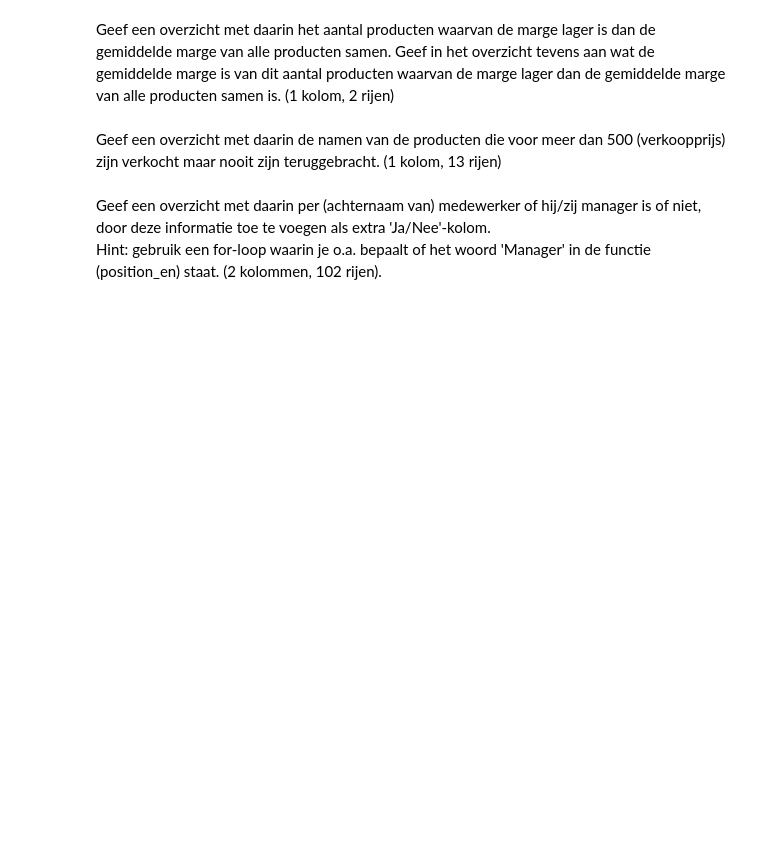
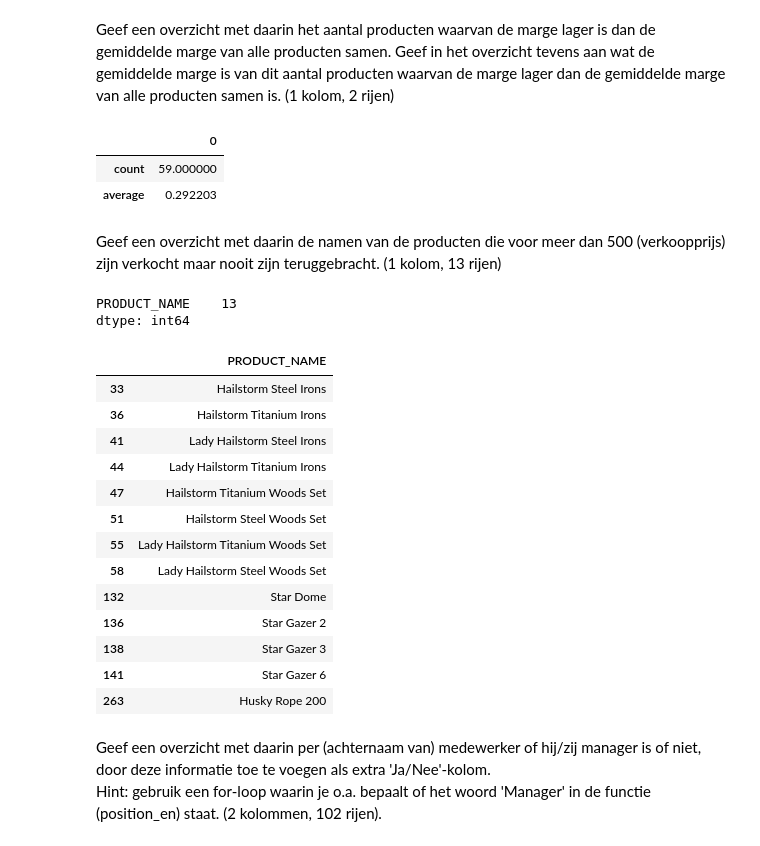
Before and after one commit to DKnightAnon/DEDS_repository, a Jupyter notebook: Practicum_2.3_Opdrachten.ipynb, the cells around one changed output. Cells and saved outputs as stored; diff of their text form; code cells hidden in the pictures; blank space fills up the shorter version.

```diff
--- a/Practicum_2.3_Opdrachten.ipynb
+++ b/Practicum_2.3_Opdrachten.ipynb
@@ -706,7 +735,50 @@ Geef een overzicht met daarin de voornaam en de achternaam van de medewerkers di
 # %% [markdown]
 Geef een overzicht met daarin het aantal producten waarvan de marge lager is dan de gemiddelde marge van alle producten samen. Geef in het overzicht tevens aan wat de gemiddelde marge is van dit aantal producten waarvan de marge lager dan de gemiddelde marge van alle producten samen is. (1 kolom, 2 rijen)
+# %%
+def productMarginLowerThanAverage() :
+    lowermargin = product.loc[(product["MARGIN"]<product["MARGIN"].mean()),:]
+    lowermargincount = lowermargin["PRODUCT_NUMBER"].count()
+    lowermarginmean = lowermargin["MARGIN"].mean()
+    result = pd.Series( [ lowermargincount,lowermarginmean], index=["count","average"])
+    df = pd.DataFrame(result)
+    display(df)
+
+productMarginLowerThanAverage()
+# %% [output]
+|  | 0 |
+| count | 59.000000 |
+| average | 0.292203 |
 # %% [markdown]
 Geef een overzicht met daarin de namen van de producten die voor meer dan 500 (verkoopprijs) zijn verkocht maar nooit zijn teruggebracht. (1 kolom, 13 rijen)
+# %%
+def productsSoldButNeverReturned() :
+    order_products = pd.merge(order_details,product,left_on="PRODUCT_NUMBER",how="left",right_on="PRODUCT_NUMBER")
+    quantity_filter = order_products["UNIT_PRICE"]>500
+    order_products_quantity = order_products.loc[(quantity_filter),:]
+    products_not_returned = order_products_quantity[~order_products_quantity["ORDER_DETAIL_CODE"].isin(returned_item["ORDER_DETAIL_CODE"])].drop_duplicates("PRODUCT_NUMBER")
+    products_not_returned_filtered = products_not_returned.loc[:,["PRODUCT_NAME"]]
+    print(products_not_returned_filtered.count())
+    display(products_not_returned_filtered)
+
+
+productsSoldButNeverReturned()
+# %% [output]
+PRODUCT_NAME    13
+dtype: int64
+|  | PRODUCT_NAME |
+| 33 | Hailstorm Steel Irons |
+| 36 | Hailstorm Titanium Irons |
+| 41 | Lady Hailstorm Steel Irons |
+| 44 | Lady Hailstorm Titanium Irons |
+| 47 | Hailstorm Titanium Woods Set |
+| 51 | Hailstorm Steel Woods Set |
+| 55 | Lady Hailstorm Titanium Woods Set |
+| 58 | Lady Hailstorm Steel Woods Set |
+| 132 | Star Dome |
+| 136 | Star Gazer 2 |
+| 138 | Star Gazer 3 |
+| 141 | Star Gazer 6 |
+| 263 | Husky Rope 200 |
 # %% [markdown]
 Geef een overzicht met daarin per (achternaam van) medewerker of hij/zij manager is of niet, door deze informatie toe te voegen als extra 'Ja/Nee'-kolom.<br>
 Hint: gebruik een for-loop waarin je o.a. bepaalt of het woord 'Manager' in de functie (position_en) staat. (2 kolommen, 102 rijen).
```
Also changed, not shown: parts of 4 cells of this notebook.
